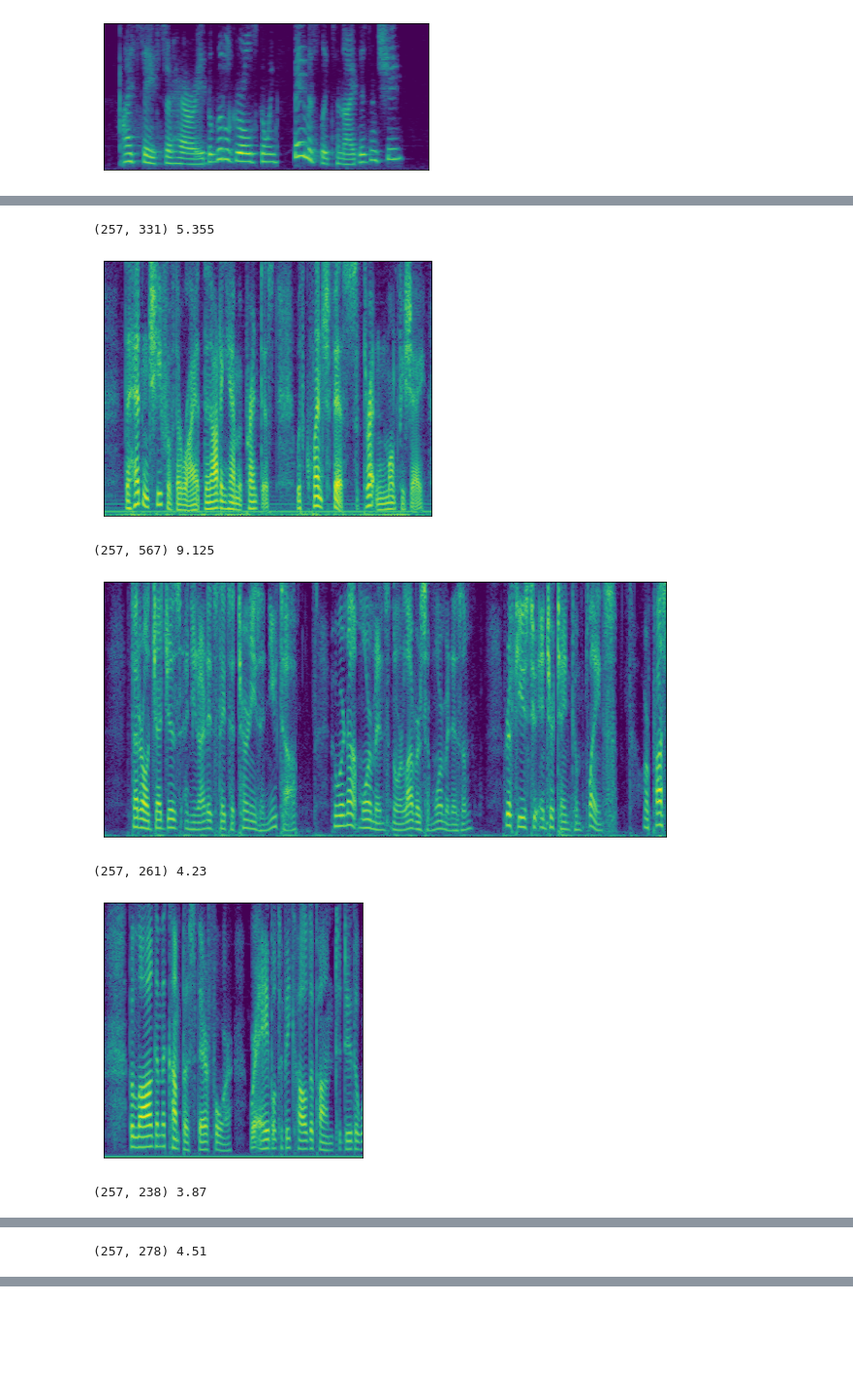
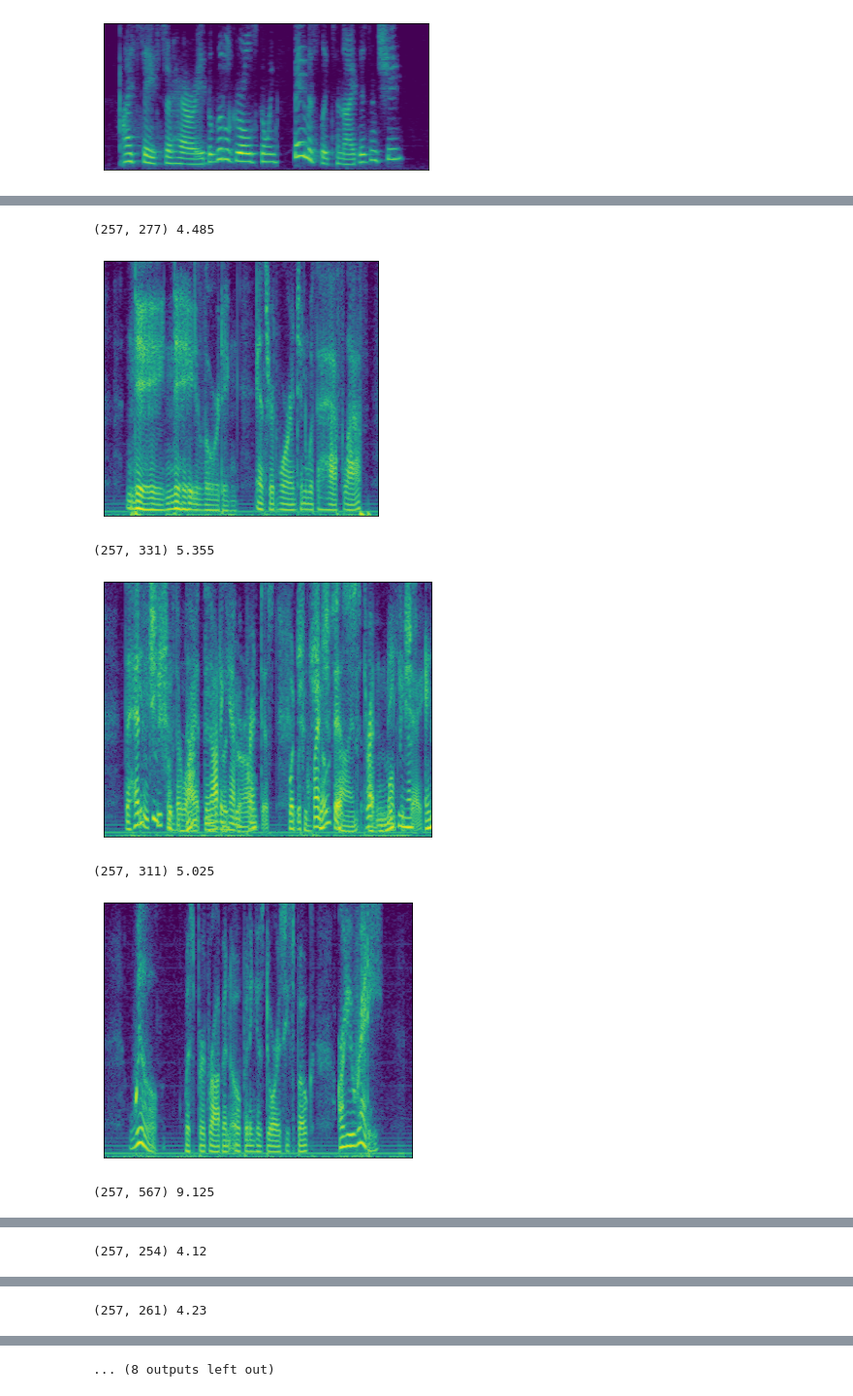
Before and after one commit to ZhaZhaFon/demo-confusion, a Jupyter notebook: demo.ipynb, the cells around one changed output, grey strips where cells are left out. Shown at 97% size. Cells and saved outputs as stored; diff of their text form; code cells hidden in the pictures; blank space fills up the shorter version.

```diff
--- a/demo.ipynb
+++ b/demo.ipynb
@@ -423,37 +423,39 @@ for wav_id in male2male:
     os.system(f'cp {ours_path} {ours_fold}')
 # %%
 # draw
-# %%
-path = '/home/jiangji/basic/codebase/demo-confusion/wavs/male2male/gt'
 # %%
-stft = STFT(512, 128)
 
-plt.rcParams['figure.figsize'] = (20, 4)
-filelist = os.listdir(path)
-for file in filelist:
-    if file.split('.')[-1] != 'wav':
-        continue
-    file_path = os.path.join(path, file)
-    wav, fs = ta.load(file_path)
-    mag, ph = stft(wav)
-    mag = mag.numpy().squeeze()
-    mag_pow_db = np.flip(librosa.amplitude_to_db(mag, ref=np.max), axis=0)
-    mag_broad = cv2.resize(mag_pow_db, (mag_pow_db.shape[1], mag_pow_db.shape[0]))
-    mag_show = mag_broad
+for subset in ['', 'baseline', 'ours', 'gt']:
+    path = os.path.join('/home/jiangji/basic/codebase/demo-confusion/wavs/male2male', subset)
 
-    print(mag_show.shape, len(wav.squeeze())/8000)
-    #mag_show = cv2.resize(mag_db, (mag_db.shape[0], mag_db.shape[1]), interpolation=cv2.INTER_AREA)
-    plt.xticks([])
-    plt.yticks([])
-    plt.tight_layout()
-    plt.imshow(mag_show)
-    plt.savefig(os.path.join(path, file.split('.')[0]+'.png'), format='png')
-    plt.show()
+    stft = STFT(512, 128)
+
+    plt.rcParams['figure.figsize'] = (20, 4)
+    filelist = os.listdir(path)
+    for file in filelist:
+        if file.split('.')[-1] != 'wav':
+            continue
+        file_path = os.path.join(path, file)
+        wav, fs = ta.load(file_path)
+        mag, ph = stft(wav)
+        mag = mag.numpy().squeeze()
+        mag_pow_db = np.flip(librosa.amplitude_to_db(mag, ref=np.max), axis=0)
+        mag_broad = cv2.resize(mag_pow_db, (mag_pow_db.shape[1], mag_pow_db.shape[0]))
+        mag_show = mag_broad
+
+        print(mag_show.shape, len(wav.squeeze())/8000)
+        #mag_show = cv2.resize(mag_db, (mag_db.shape[0], mag_db.shape[1]), interpolation=cv2.INTER_AREA)
+        plt.xticks([])
+        plt.yticks([])
+        plt.tight_layout()
+        plt.imshow(mag_show)
+        plt.savefig(os.path.join(path, file.split('.')[0]+'.png'), format='png')
+        plt.show()
 # %% [output]
-(257, 331) 5.355
+(257, 277) 4.485
-[figure, old version]
+[figure, new version]
-(257, 567) 9.125
+(257, 331) 5.355
-[figure, old version]
+[figure, new version]
-(257, 261) 4.23
+(257, 311) 5.025
-[figure, old version]
+[figure, new version]
-(257, 238) 3.87
+(257, 567) 9.125
@@ -461 +463 @@ for file in filelist:
-(257, 278) 4.51
+(257, 254) 4.12
@@ -462,0 +465 @@ for file in filelist:
+(257, 261) 4.23
@@ -463,3 +467,4 @@ for file in filelist:
+... (8 outputs left out)
 # %%
 stft = STFT(512, 128)
 plt.rcParams['figure.figsize'] = (6,6)
```
Also changed, not shown: parts of 1 cell of this notebook, 48 other files.
